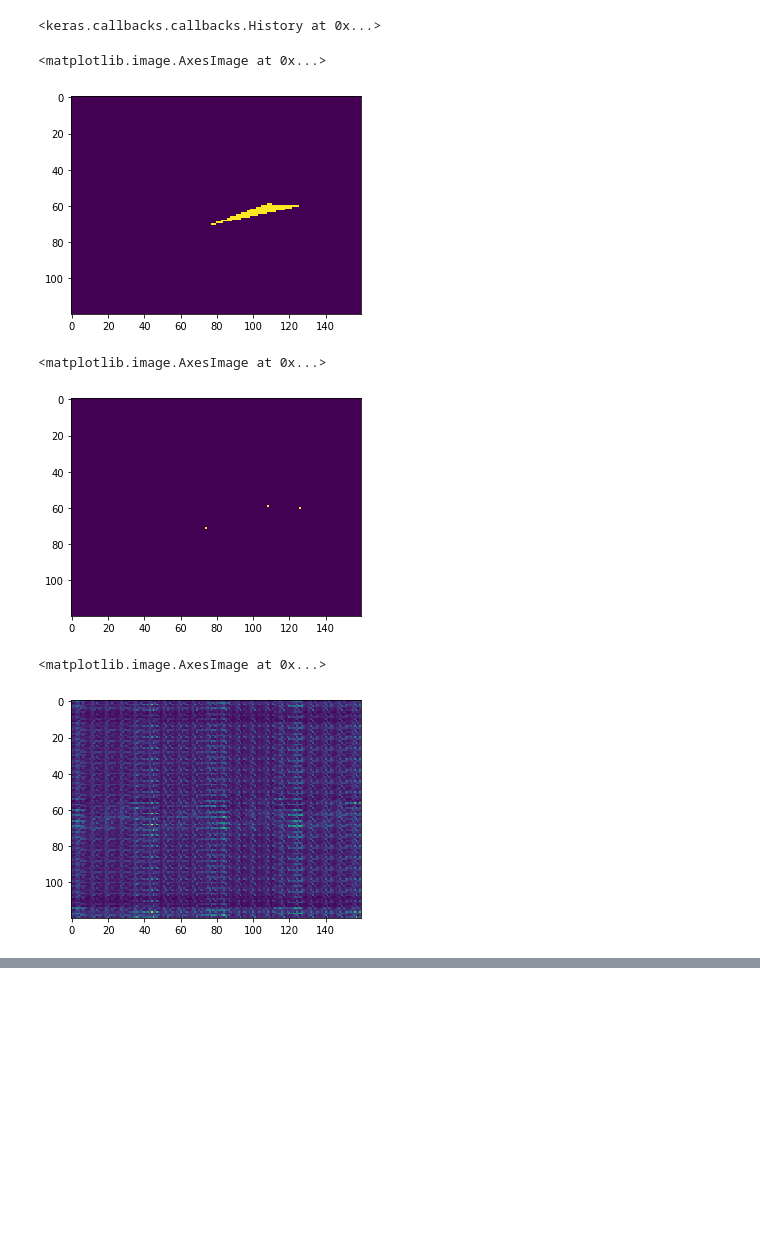
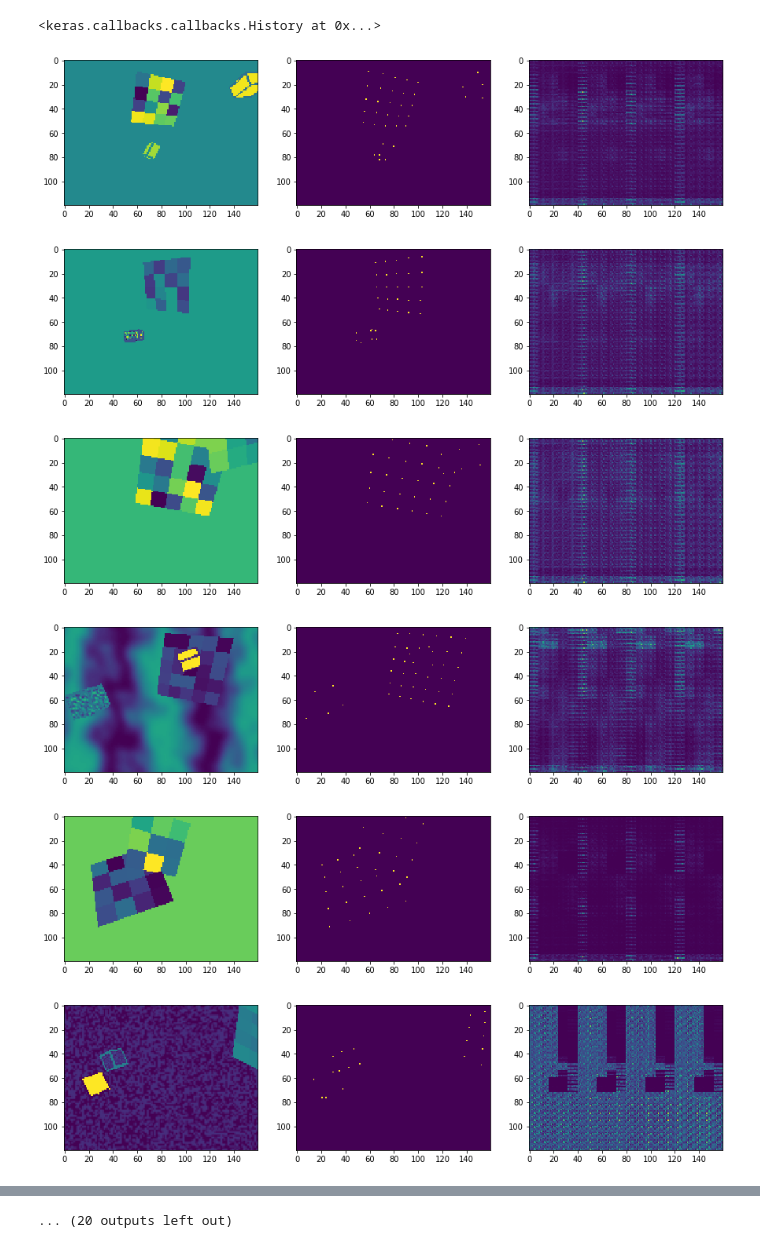
Before and after one commit to robbieculkin/deepoint, a Jupyter notebook: from scratch.ipynb, the cells around one changed output, grey strips where cells are left out. Saved outputs shown, nothing was run; the diff lists cells and outputs as text; code cells hidden in the pictures; blank space fills up the shorter version.

```diff
--- a/from scratch.ipynb
+++ b/from scratch.ipynb
@@ -120,21 +120,21 @@ Epoch 10/10
 8/8 [==============================] - 47s 6s/step - loss: 0.0089 - mean_io_u: 0.4997
 <keras.callbacks.callbacks.History at 0x...>
 # %%
-x,y = next(data_generator)
+x_test,y_test = next(data_generator)
 # %%
-y_hat = model.predict(x)
+y_test_hat = model.predict(x_test)
-# %%
-plt.imshow(x[0].reshape(120,160))
-# %% [output]
-<matplotlib.image.AxesImage at 0x...>
-[figure, removed]
-# %%
-plt.imshow(y[0].reshape(120,160))
-# %% [output]
-<matplotlib.image.AxesImage at 0x...>
-[figure, removed]
-# %%
-plt.imshow(y_hat[0].reshape(120,160))
-# %% [output]
-<matplotlib.image.AxesImage at 0x...>
-[figure, removed]
+# %%
+for x,y,y_hat in zip(x_test,y_test,y_test_hat):
+
+    f, ax = plt.subplots(nrows=1, ncols=3,figsize=(15,10))
+    ax[0].imshow(x.reshape(120,160))
+    ax[1].imshow(y.reshape(120,160))
+    ax[2].imshow(y_hat.reshape(120,160))
+    plt.show();
+# %% [output]
+[figure, added]
+[figure, added]
+[figure, added]
+[figure, added]
+[figure, added]
+[figure, added]
@@ -140,0 +147 @@ plt.imshow(y_hat[0].reshape(120,160))
+... (20 outputs left out)
```
Also changed, not shown: parts of 1 cell of this notebook.
